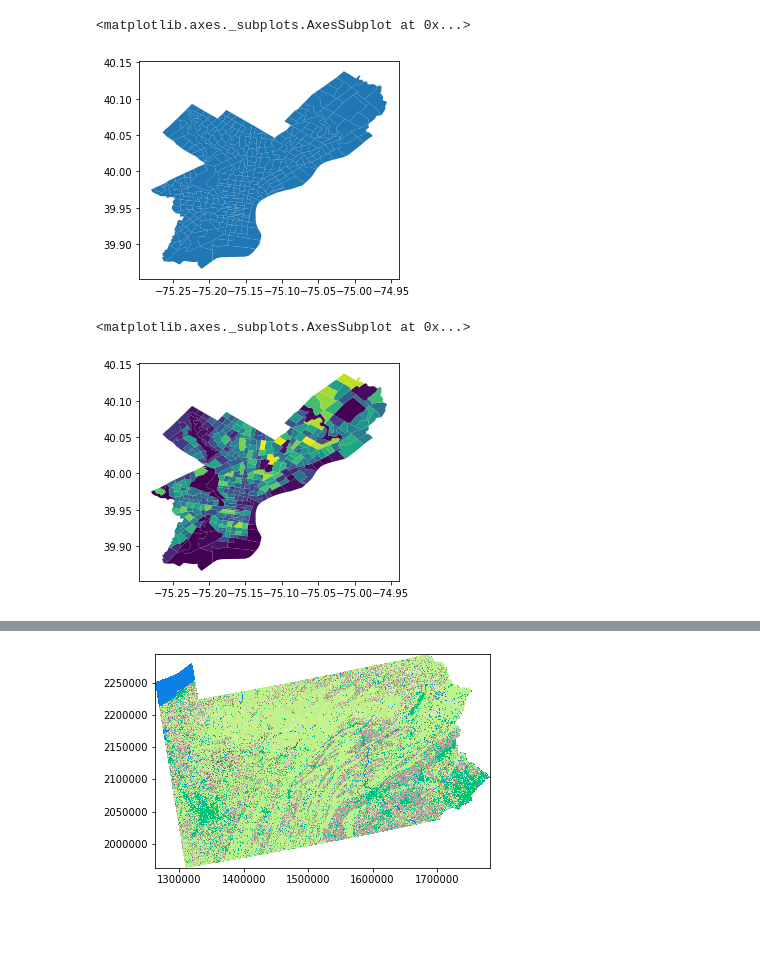
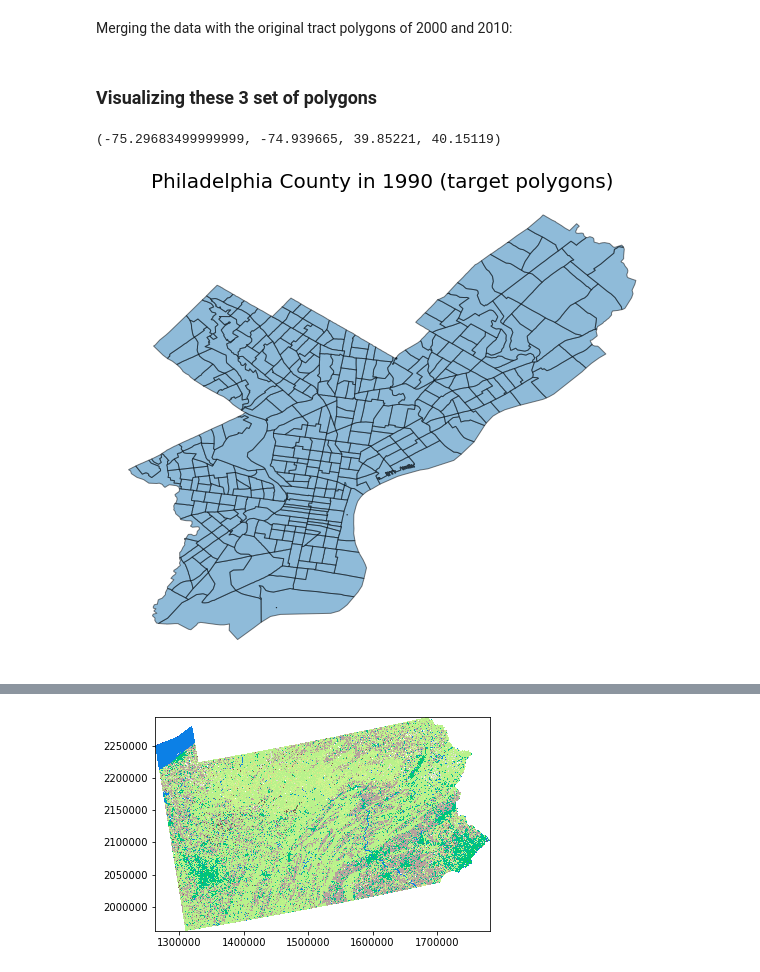
Before and after one commit to pysal/tobler, a Jupyter notebook: examples/harmonizing_community_example.ipynb, the cells around one changed output, grey strips where cells are left out. Cells and saved outputs as stored; diff of their text form; code cells hidden in the pictures; blank space fills up the shorter version.

```diff
--- a/examples/harmonizing_community_example.ipynb
+++ b/examples/harmonizing_community_example.ipynb
@@ -46,7 +60,8 @@ Getting the raw census tracts for all years:
 # %%
-df = census.tracts_1990()
-df['geometry'] = df.wkb.apply(lambda x: loads(x, hex=True))
-gdf_1990 = gpd.GeoDataFrame(df)
+aux = census.tracts_1990()
+aux['geometry'] = aux.wkb.apply(lambda x: loads(x, hex=True))
+aux = aux.drop(['wkb', 'index'], axis = 1)
+gdf_1990 = gpd.GeoDataFrame(aux)
 gdf_1990['year'] = '1990'
 gdf_1990.head()
 # %% [output]
@@ -86,15 +107,15 @@ gdf_2010.head()
+# %% [markdown]
+Merging the data with the original tract polygons of 2000 and 2010:
 # %%
 full_phili_2000 = gdf_2000.merge(df_phili_2000, on = 'geoid')
 full_phili_2010 = gdf_2010.merge(df_phili_2010, on = 'geoid')
+# %% [markdown]
+### Visualizing these 3 set of polygons
 # %%
 phili_1990 = gdf_1990[gdf_1990.geoid.str[0:5] == '42101']
-#phili_1990 = gdf_1990
-phili_1990.plot()
+ax = phili_1990.plot(figsize = (10,10), alpha = 0.5, edgecolor = 'black')
+ax.set_title("Philadelphia County in 1990 (target polygons)", fontsize = 20)
+plt.axis('off')
 # %% [output]
-<matplotlib.axes._subplots.AxesSubplot at 0x...>
+(-75.29683499999999, -74.939665, 39.85221, 40.15119)
-[figure, old version]
+[figure, new version]
-# %%
-full_phili_2000.plot(column = 'n_total_pop')
-# %% [output]
-<matplotlib.axes._subplots.AxesSubplot at 0x...>
-[figure, removed]
```
Also changed, not shown: parts of 56 cells of this notebook.
